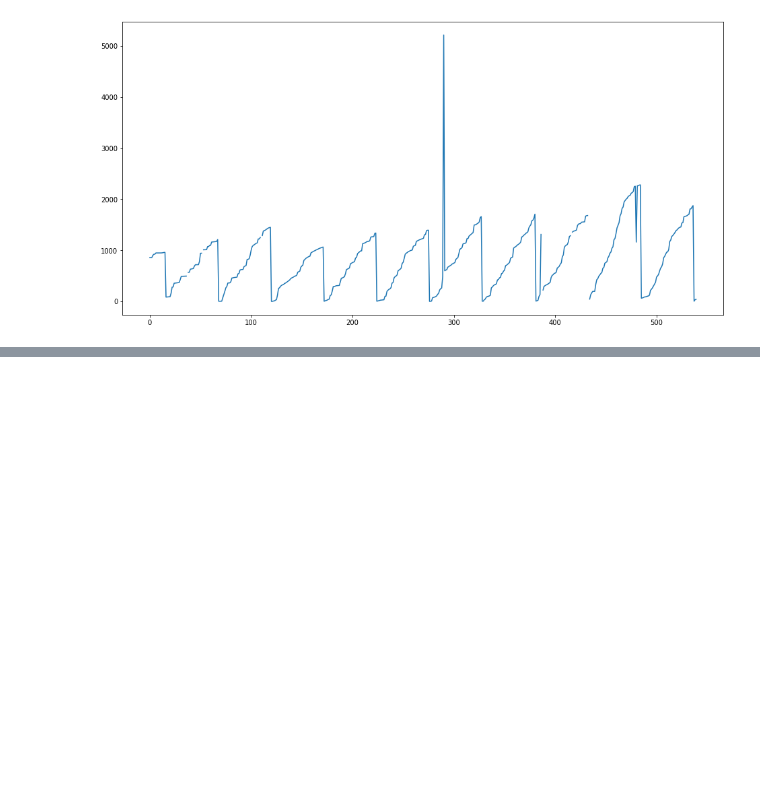
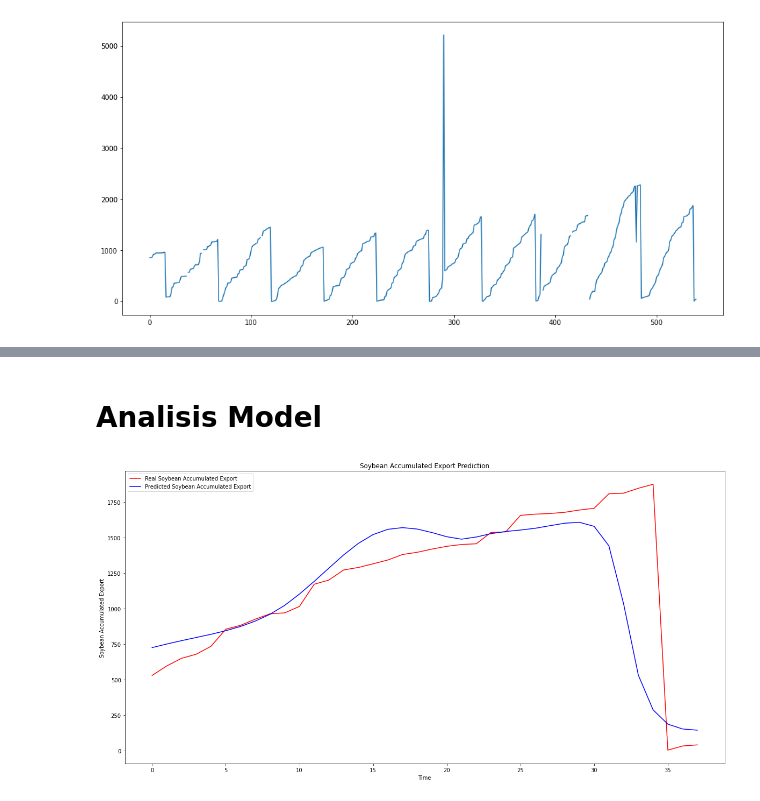
Before and after one commit to ulwanfaqih/Portofolio, a Jupyter notebook: Model_Prediksi_Dari_Data_Ekspor_Kacang_Kedelai_dengan_Metode_Long_Short_Term_Memory.ipynb, the cells around one changed output, grey strips where cells are left out. Cells and saved outputs as stored; diff of their text form; code cells hidden in the pictures; blank space fills up the shorter version.

```diff
--- a/Model_Prediksi_Dari_Data_Ekspor_Kacang_Kedelai_dengan_Metode_Long_Short_Term_Memory.ipynb
+++ b/Model_Prediksi_Dari_Data_Ekspor_Kacang_Kedelai_dengan_Metode_Long_Short_Term_Memory.ipynb
@@ -186,0 +579,13 @@ train_data, valid_data
+# %% [markdown]
+# Analisis Model
+# %%
+# Visualising the results
+plt.plot(valid_data, color='red', label = 'Real Soybean Accumulated Export')
+plt.plot(predicted_accumulated_export, color='blue', label = 'Predicted Soybean Accumulated Export')
+plt.title('Soybean Accumulated Export Prediction')
+plt.xlabel('Time')
+plt.ylabel('Soybean Accumulated Export')
+plt.legend()
+plt.show()
+# %% [output]
+[figure, added]
```
Also changed, not shown: parts of 54 cells of this notebook.
